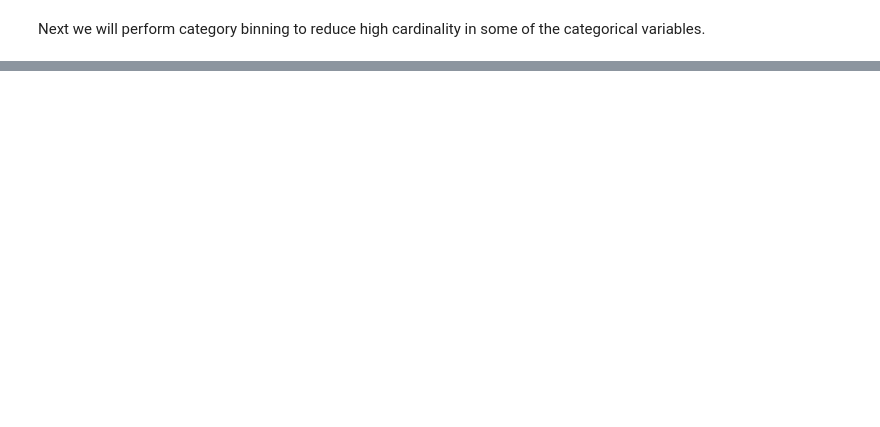
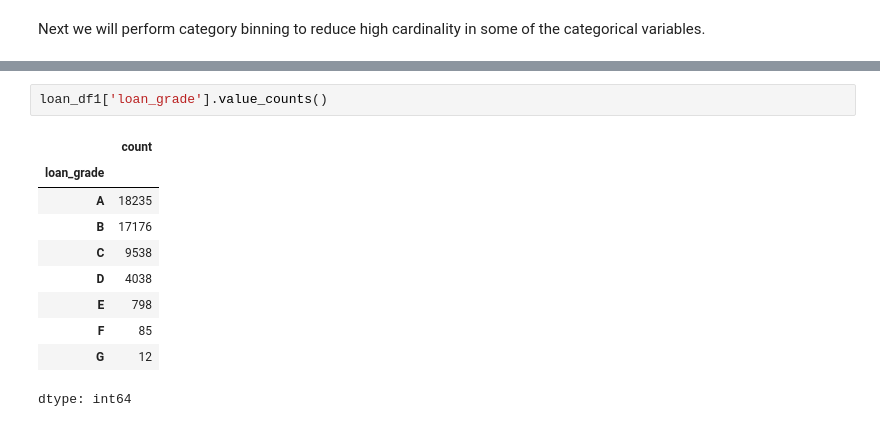
Before and after one commit to WilliamNdoni/loan_approval_prediction_kaggle, a Jupyter notebook: loan_approval_prediction.ipynb, the cells around one changed output, grey strips where cells are left out. Saved outputs shown, nothing was run; the diff lists cells and outputs as text; blank space fills up the shorter version.

```diff
--- a/loan_approval_prediction.ipynb
+++ b/loan_approval_prediction.ipynb
@@ -443,0 +468,13 @@ Next we will perform category binning to reduce high cardinality in some of the
+# %%
+loan_df1['loan_grade'].value_counts()
+# %% [output]
+|  | count |
+| loan_grade |  |
+| A | 18235 |
+| B | 17176 |
+| C | 9538 |
+| D | 4038 |
+| E | 798 |
+| F | 85 |
+| G | 12 |
+dtype: int64
```
Also changed, not shown: parts of 14 cells of this notebook.
